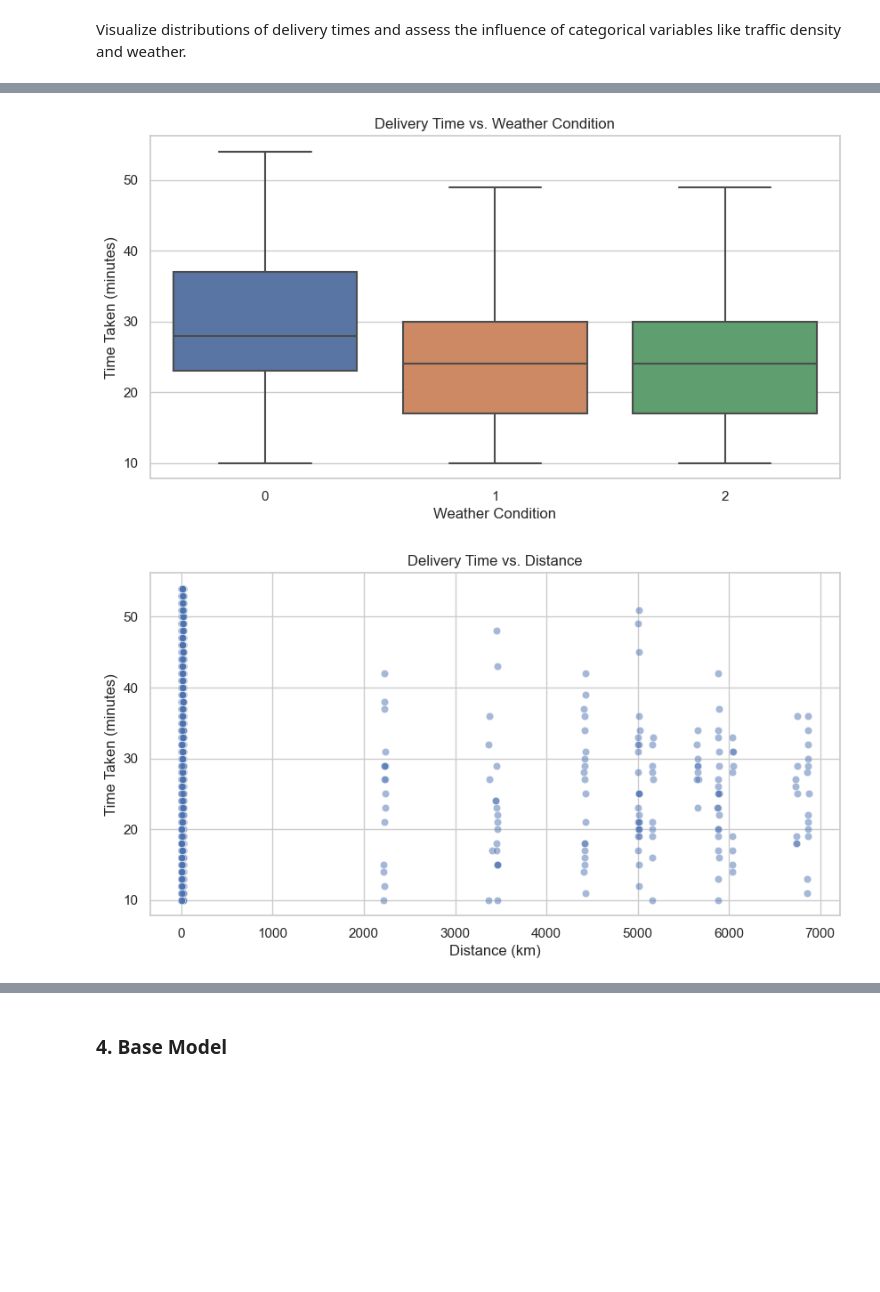
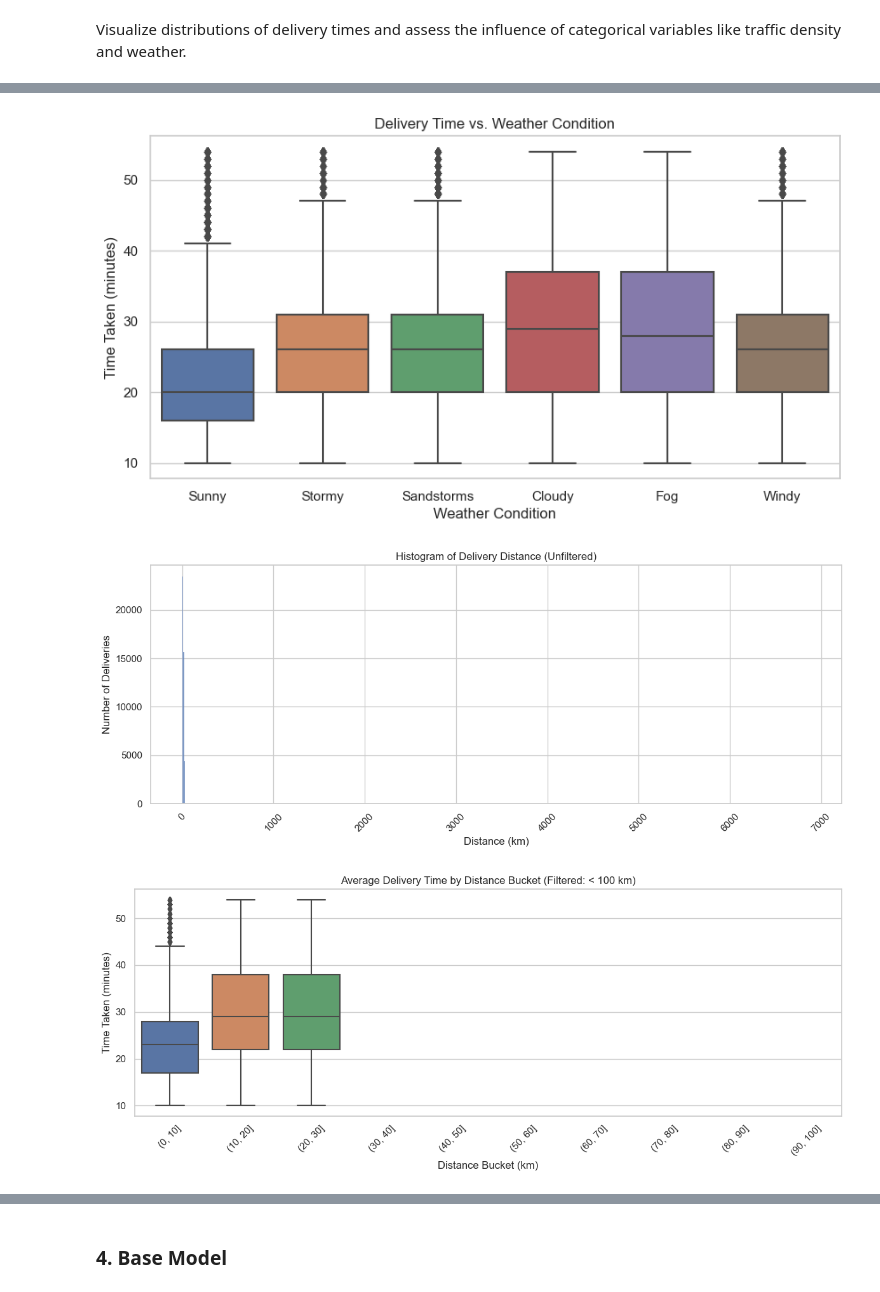
Before and after one commit to andrew-m-stambaugh/Food-Delivery-Time-Regression-Model, a Jupyter notebook: FollowUpAnalysis.ipynb, the cells around one changed output, grey strips where cells are left out. Drawn from its saved outputs; the diff is of its cells as text; code cells hidden in the pictures; blank space fills up the shorter version.

```diff
--- a/FollowUpAnalysis.ipynb
+++ b/FollowUpAnalysis.ipynb
@@ -90,9 +90,11 @@ df_clean['Time_Order_picked'] = pd.to_datetime(df_clean['Order_Date'].astype(str
 # Clean string fields
 str_cols = df_clean.select_dtypes(include='object').columns
 df_clean[str_cols] = df_clean[str_cols].apply(lambda x: x.str.strip())
+df_clean['Weatherconditions'] = df_clean['Weatherconditions'].str.replace('conditions', '').str.strip()
 
-# Drop rows with any NaN values (for simplicity)
-df_clean.dropna(inplace=True)
+# calculate the distance column in kilometers
+df_clean['distance_km'] = ((df_clean['Restaurant_latitude'] - df_clean['Delivery_location_latitude'])**2 +
+                     (df_clean['Restaurant_longitude'] - df_clean['Delivery_location_longitude'])**2 )**0.5 * 111
 
 # Final check
 df_clean.info()
@@ -144,39 +146,55 @@ sns.boxplot(x='Type_of_order', y='Time_taken(min)', data=df_clean)
 plt.title("Delivery Time vs. Type of Order")
 plt.xlabel("Type of Order")
 plt.ylabel("Time Taken (minutes)")
 plt.show()
 
 # Plot 4: Boxplot of delivery time by vehicle condition
 plt.figure(figsize=(10, 5))
 sns.boxplot(x='Vehicle_condition', y='Time_taken(min)', data=df_clean)
 plt.title("Delivery Time vs. Vehicle Condition")
 plt.xlabel("Vehicle Condition")
 plt.ylabel("Time Taken (minutes)")
 plt.show()
 
 # Plot 5: Boxplot of delivery time by weather condition
 plt.figure(figsize=(10, 5))
-sns.boxplot(x='Vehicle_condition', y='Time_taken(min)', data=df_clean)
+sns.boxplot(x='Weatherconditions', y='Time_taken(min)', data=df_clean)
 plt.title("Delivery Time vs. Weather Condition")
 plt.xlabel("Weather Condition")
 plt.ylabel("Time Taken (minutes)")
 plt.show()
 
+# Create 10-km distance buckets for unfiltered and filtered datasets
+df_clean['distance_bucket'] = pd.cut(df_clean['distance_km'], bins=np.arange(0, df_clean['distance_km'].max() + 10, 10))
 
-# Plot 6: Scatter plot for distance vs time
-df_clean['distance_km'] = ((df_clean['Restaurant_latitude'] - df_clean['Delivery_location_latitude'])**2 +
-                           (df_clean['Restaurant_longitude'] - df_clean['Delivery_location_longitude'])**2 )**0.5 * 111
+# Filter for realistic deliveries under 100 km and assign the same 10-km buckets
+filtered_df = df_clean[df_clean['distance_km'] < 100].copy()
+filtered_df['distance_bucket'] = pd.cut(filtered_df['distance_km'], bins=np.arange(0, 100 + 10, 10))
 
-plt.figure(figsize=(10, 5))
-sns.scatterplot(x='distance_km', y='Time_taken(min)', data=df_clean, alpha=0.5)
-plt.title("Delivery Time vs. Distance")
+# Plot 6: histogram of distance for the full (unfiltered) dataset
+plt.figure(figsize=(12, 5))
+sns.histplot(data=df_clean, x='distance_km', bins=np.arange(0, df_clean['distance_km'].max() + 10, 10), kde=False)
+plt.title("Histogram of Delivery Distance (Unfiltered)")
 plt.xlabel("Distance (km)")
+plt.ylabel("Number of Deliveries")
+plt.xticks(rotation=45)
+plt.tight_layout()
+plt.show()
+
+# Plot 7: average delivery time by distance for filtered data (< 100 km)
+plt.figure(figsize=(12, 5))
+sns.boxplot(data=filtered_df, x='distance_bucket', y='Time_taken(min)')
+plt.title("Average Delivery Time by Distance Bucket (Filtered: < 100 km)")
+plt.xlabel("Distance Bucket (km)")
 plt.ylabel("Time Taken (minutes)")
+plt.xticks(rotation=45)
+plt.tight_layout()
 plt.show()
 # %% [output]
 [figure]
 [figure]
 [figure]
 [figure]
-[figure, old version]
+[figure, new version]
-[figure, old version]
+[figure, new version]
+[figure, added]
```
Also changed, not shown: parts of 7 cells of this notebook.
